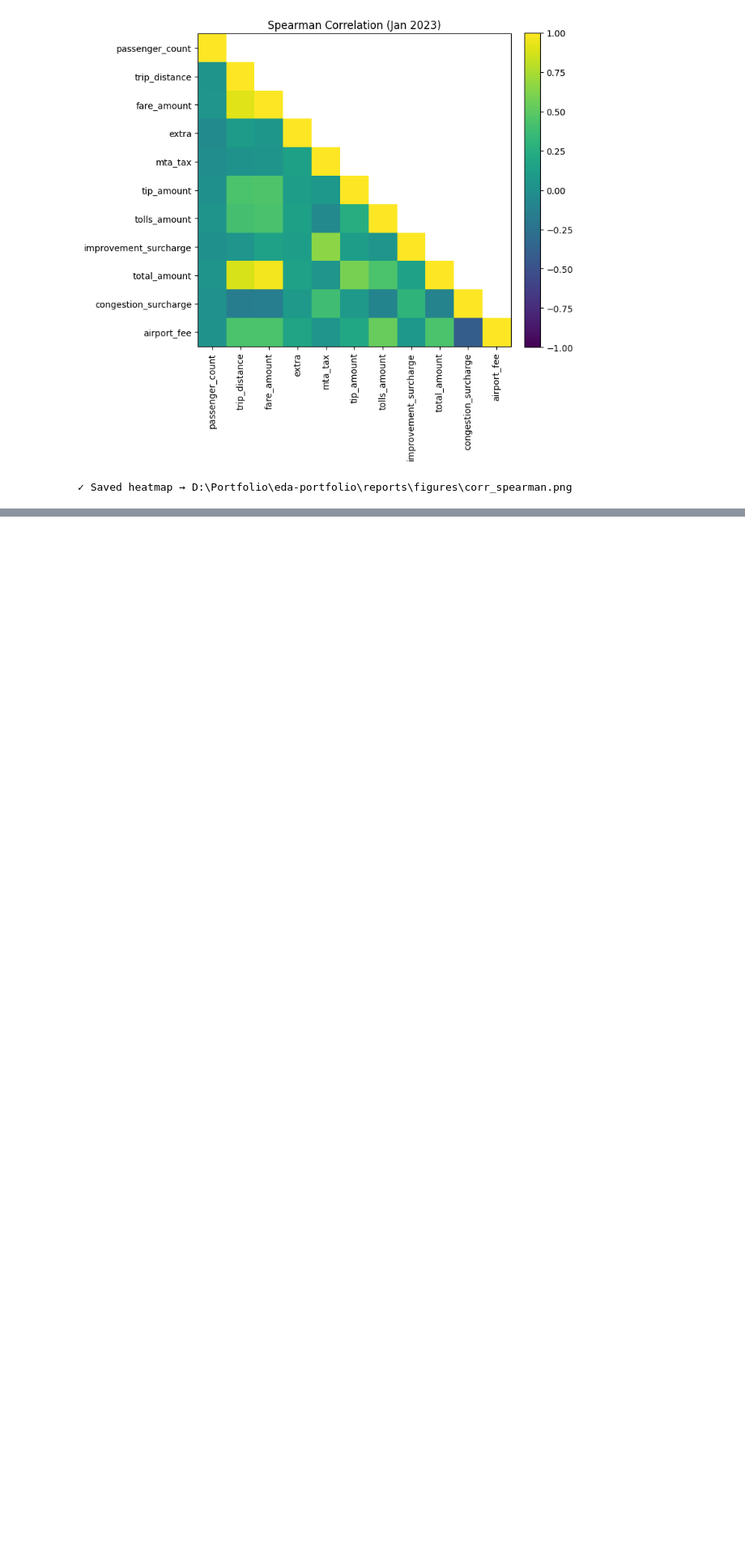
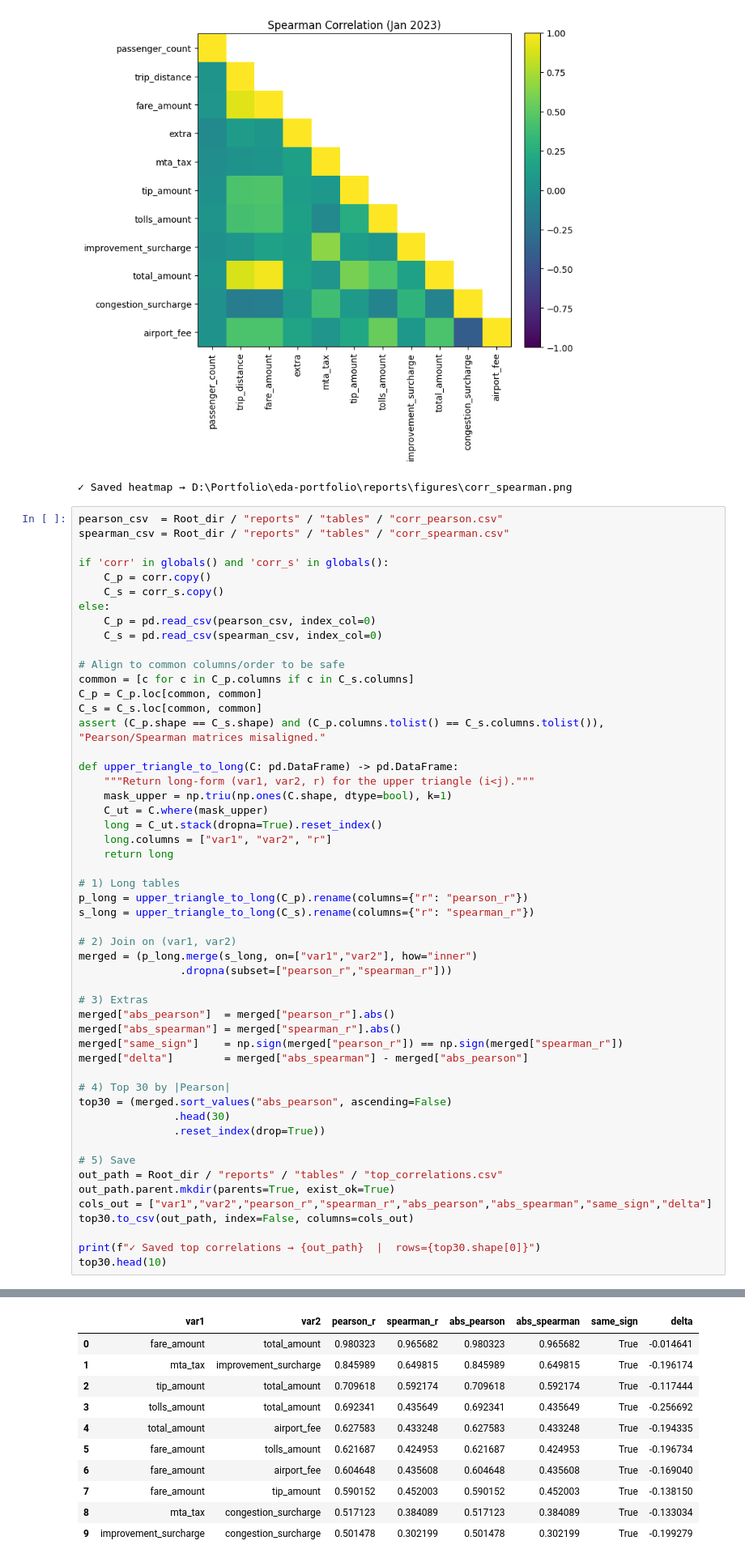
Before and after one commit to Jagnick0p/EDA, a Jupyter notebook: notebooks/02_univariate_bivariate.ipynb, the cells around one changed output, grey strips where cells are left out. Shown: that part at 81% size. Drawn from its saved outputs; the diff is of its cells as text; blank space fills up the shorter version.

```diff
--- a/notebooks/02_univariate_bivariate.ipynb
+++ b/notebooks/02_univariate_bivariate.ipynb
@@ -481,3 +482,56 @@ print(f"✓ Saved heatmap → {out_png}")
 ✓ Saved Spearman correlation → D:\Portfolio\eda-portfolio\reports\tables\corr_spearman.csv  |  shape=(11, 11)
 [figure]
 ✓ Saved heatmap → D:\Portfolio\eda-portfolio\reports\figures\corr_spearman.png
+# %%
+pearson_csv  = Root_dir / "reports" / "tables" / "corr_pearson.csv"
+spearman_csv = Root_dir / "reports" / "tables" / "corr_spearman.csv"
+
+if 'corr' in globals() and 'corr_s' in globals():
+    C_p = corr.copy()
+    C_s = corr_s.copy()
+else:
+    C_p = pd.read_csv(pearson_csv, index_col=0)
+    C_s = pd.read_csv(spearman_csv, index_col=0)
+
+# Align to common columns/order to be safe
+common = [c for c in C_p.columns if c in C_s.columns]
+C_p = C_p.loc[common, common]
+C_s = C_s.loc[common, common]
+assert (C_p.shape == C_s.shape) and (C_p.columns.tolist() == C_s.columns.tolist()), "Pearson/Spearman matrices misaligned."
+
+def upper_triangle_to_long(C: pd.DataFrame) -> pd.DataFrame:
+    """Return long-form (var1, var2, r) for the upper triangle (i<j)."""
+    mask_upper = np.triu(np.ones(C.shape, dtype=bool), k=1)
+    C_ut = C.where(mask_upper)
+    long = C_ut.stack(dropna=True).reset_index()
+    long.columns = ["var1", "var2", "r"]
+    return long
+
+# 1) Long tables
+p_long = upper_triangle_to_long(C_p).rename(columns={"r": "pearson_r"})
+s_long = upper_triangle_to_long(C_s).rename(columns={"r": "spearman_r"})
+
+# 2) Join on (var1, var2)
+merged = (p_long.merge(s_long, on=["var1","var2"], how="inner")
+                .dropna(subset=["pearson_r","spearman_r"]))
+
+# 3) Extras
+merged["abs_pearson"]  = merged["pearson_r"].abs()
+merged["abs_spearman"] = merged["spearman_r"].abs()
+merged["same_sign"]    = np.sign(merged["pearson_r"]) == np.sign(merged["spearman_r"])
+merged["delta"]        = merged["abs_spearman"] - merged["abs_pearson"]
+
+# 4) Top 30 by |Pearson|
+top30 = (merged.sort_values("abs_pearson", ascending=False)
+               .head(30)
+               .reset_index(drop=True))
+
+# 5) Save
+out_path = Root_dir / "reports" / "tables" / "top_correlations.csv"
+out_path.parent.mkdir(parents=True, exist_ok=True)
+cols_out = ["var1","var2","pearson_r","spearman_r","abs_pearson","abs_spearman","same_sign","delta"]
+top30.to_csv(out_path, index=False, columns=cols_out)
+
+print(f"✓ Saved top correlations → {out_path}  |  rows={top30.shape[0]}")
+top30.head(10)
+# %% [output]
@@ -483,0 +539,11 @@ print(f"✓ Saved heatmap → {out_png}")
+|  | var1 | var2 | pearson_r | spearman_r | abs_pearson | abs_spearman | same_sign | delta |
+| 0 | fare_amount | total_amount | 0.980323 | 0.965682 | 0.980323 | 0.965682 | True | -0.014641 |
+| 1 | mta_tax | improvement_surcharge | 0.845989 | 0.649815 | 0.845989 | 0.649815 | True | -0.196174 |
+| 2 | tip_amount | total_amount | 0.709618 | 0.592174 | 0.709618 | 0.592174 | True | -0.117444 |
+| 3 | tolls_amount | total_amount | 0.692341 | 0.435649 | 0.692341 | 0.435649 | True | -0.256692 |
+| 4 | total_amount | airport_fee | 0.627583 | 0.433248 | 0.627583 | 0.433248 | True | -0.194335 |
+| 5 | fare_amount | tolls_amount | 0.621687 | 0.424953 | 0.621687 | 0.424953 | True | -0.196734 |
+| 6 | fare_amount | airport_fee | 0.604648 | 0.435608 | 0.604648 | 0.435608 | True | -0.169040 |
+| 7 | fare_amount | tip_amount | 0.590152 | 0.452003 | 0.590152 | 0.452003 | True | -0.138150 |
+| 8 | mta_tax | congestion_surcharge | 0.517123 | 0.384089 | 0.517123 | 0.384089 | True | -0.133034 |
+| 9 | improvement_surcharge | congestion_surcharge | 0.501478 | 0.302199 | 0.501478 | 0.302199 | True | -0.199279 |
```
Also changed, not shown: parts of 3 cells of this notebook, 4 other files.
